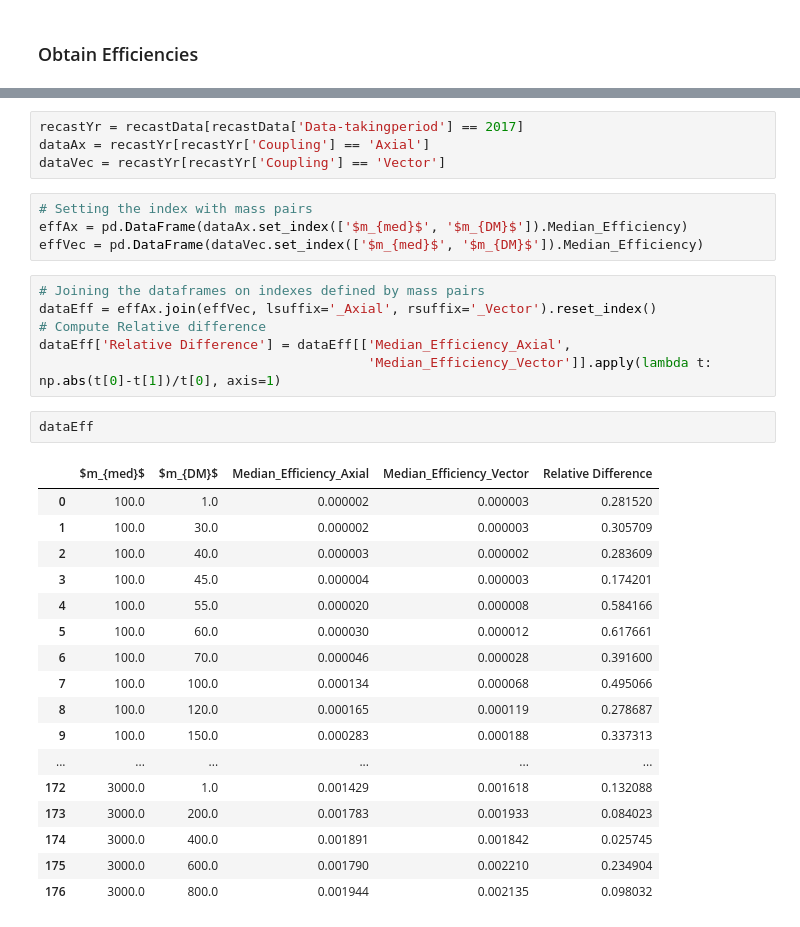
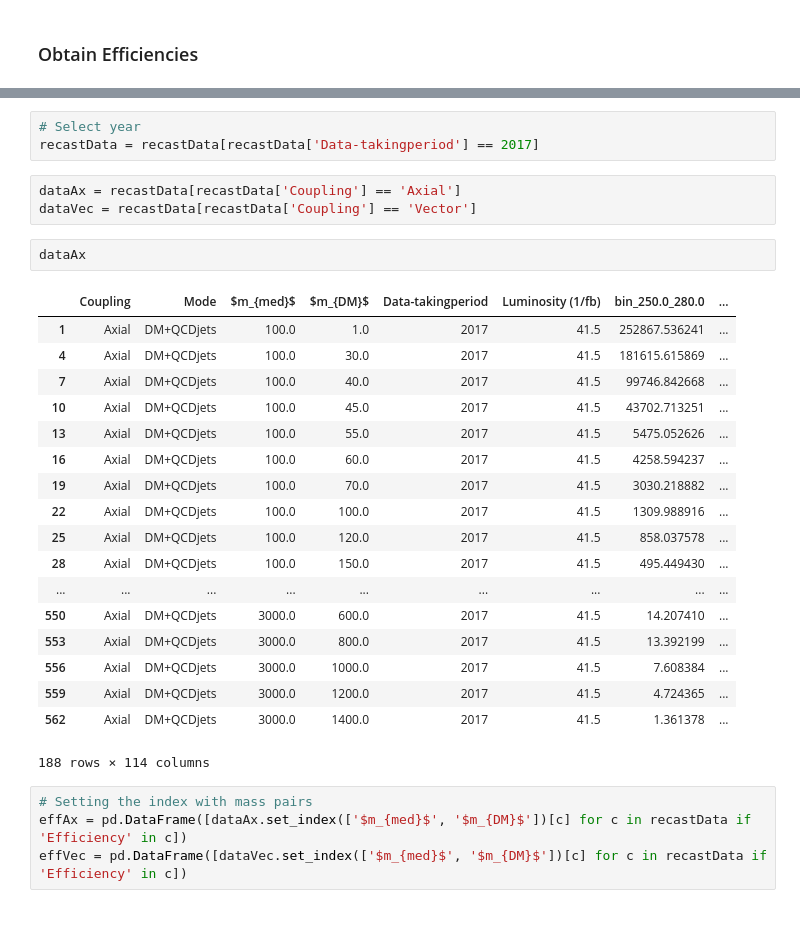
Before and after one commit to andlessa/MonoXSMS, a Jupyter notebook: notebooks/mapEfficiencies.ipynb, the cells around one changed output, grey strips where cells are left out. Drawn from its saved outputs; the diff is of its cells as text.

```diff
--- a/notebooks/mapEfficiencies.ipynb
+++ b/notebooks/mapEfficiencies.ipynb
@@ -111,34 +101,31 @@ recastData.T
+# %%
+# Select year
+recastData = recastData[recastData['Data-takingperiod'] == 2017]
 # %%
-recastYr = recastData[recastData['Data-takingperiod'] == 2017]
-dataAx = recastYr[recastYr['Coupling'] == 'Axial']
-dataVec = recastYr[recastYr['Coupling'] == 'Vector']
+dataAx = recastData[recastData['Coupling'] == 'Axial']
+dataVec = recastData[recastData['Coupling'] == 'Vector']
+# %%
+dataAx
+# %% [output]
+|  | Coupling | Mode | $m_{med}$ | $m_{DM}$ | Data-takingperiod | Luminosity (1/fb) | bin_250.0_280.0 | ... |
+| 1 | Axial | DM+QCDjets | 100.0 | 1.0 | 2017 | 41.5 | 252867.536241 | ... |
+| 4 | Axial | DM+QCDjets | 100.0 | 30.0 | 2017 | 41.5 | 181615.615869 | ... |
+| 7 | Axial | DM+QCDjets | 100.0 | 40.0 | 2017 | 41.5 | 99746.842668 | ... |
+| 10 | Axial | DM+QCDjets | 100.0 | 45.0 | 2017 | 41.5 | 43702.713251 | ... |
+| 13 | Axial | DM+QCDjets | 100.0 | 55.0 | 2017 | 41.5 | 5475.052626 | ... |
+| 16 | Axial | DM+QCDjets | 100.0 | 60.0 | 2017 | 41.5 | 4258.594237 | ... |
+| 19 | Axial | DM+QCDjets | 100.0 | 70.0 | 2017 | 41.5 | 3030.218882 | ... |
+| 22 | Axial | DM+QCDjets | 100.0 | 100.0 | 2017 | 41.5 | 1309.988916 | ... |
+| 25 | Axial | DM+QCDjets | 100.0 | 120.0 | 2017 | 41.5 | 858.037578 | ... |
+| 28 | Axial | DM+QCDjets | 100.0 | 150.0 | 2017 | 41.5 | 495.449430 | ... |
+| ... | ... | ... | ... | ... | ... | ... | ... | ... |
+| 550 | Axial | DM+QCDjets | 3000.0 | 600.0 | 2017 | 41.5 | 14.207410 | ... |
+| 553 | Axial | DM+QCDjets | 3000.0 | 800.0 | 2017 | 41.5 | 13.392199 | ... |
+| 556 | Axial | DM+QCDjets | 3000.0 | 1000.0 | 2017 | 41.5 | 7.608384 | ... |
+| 559 | Axial | DM+QCDjets | 3000.0 | 1200.0 | 2017 | 41.5 | 4.724365 | ... |
+| 562 | Axial | DM+QCDjets | 3000.0 | 1400.0 | 2017 | 41.5 | 1.361378 | ... |
+188 rows × 114 columns
 # %%
 # Setting the index with mass pairs
-effAx = pd.DataFrame(dataAx.set_index(['$m_{med}$', '$m_{DM}$']).Median_Efficiency)
-effVec = pd.DataFrame(dataVec.set_index(['$m_{med}$', '$m_{DM}$']).Median_Efficiency)
+effAx = pd.DataFrame([dataAx.set_index(['$m_{med}$', '$m_{DM}$'])[c] for c in recastData if 'Efficiency' in c])
+effVec = pd.DataFrame([dataVec.set_index(['$m_{med}$', '$m_{DM}$'])[c] for c in recastData if 'Efficiency' in c])
-# %%
-# Joining the dataframes on indexes defined by mass pairs
-dataEff = effAx.join(effVec, lsuffix='_Axial', rsuffix='_Vector').reset_index()
-# Compute Relative difference
-dataEff['Relative Difference'] = dataEff[['Median_Efficiency_Axial',
-                                          'Median_Efficiency_Vector']].apply(lambda t: np.abs(t[0]-t[1])/t[0], axis=1)
-# %%
-dataEff
-# %% [output]
-|  | $m_{med}$ | $m_{DM}$ | Median_Efficiency_Axial | Median_Efficiency_Vector | Relative Difference |
-| 0 | 100.0 | 1.0 | 0.000002 | 0.000003 | 0.281520 |
-| 1 | 100.0 | 30.0 | 0.000002 | 0.000003 | 0.305709 |
-| 2 | 100.0 | 40.0 | 0.000003 | 0.000002 | 0.283609 |
-| 3 | 100.0 | 45.0 | 0.000004 | 0.000003 | 0.174201 |
-| 4 | 100.0 | 55.0 | 0.000020 | 0.000008 | 0.584166 |
-| 5 | 100.0 | 60.0 | 0.000030 | 0.000012 | 0.617661 |
-| 6 | 100.0 | 70.0 | 0.000046 | 0.000028 | 0.391600 |
-| 7 | 100.0 | 100.0 | 0.000134 | 0.000068 | 0.495066 |
-| 8 | 100.0 | 120.0 | 0.000165 | 0.000119 | 0.278687 |
-| 9 | 100.0 | 150.0 | 0.000283 | 0.000188 | 0.337313 |
-| ... | ... | ... | ... | ... | ... |
-| 172 | 3000.0 | 1.0 | 0.001429 | 0.001618 | 0.132088 |
-| 173 | 3000.0 | 200.0 | 0.001783 | 0.001933 | 0.084023 |
-| 174 | 3000.0 | 400.0 | 0.001891 | 0.001842 | 0.025745 |
-| 175 | 3000.0 | 600.0 | 0.001790 | 0.002210 | 0.234904 |
-| 176 | 3000.0 | 800.0 | 0.001944 | 0.002135 | 0.098032 |
```
Also changed, not shown: parts of 19 cells of this notebook, 12 other files.
